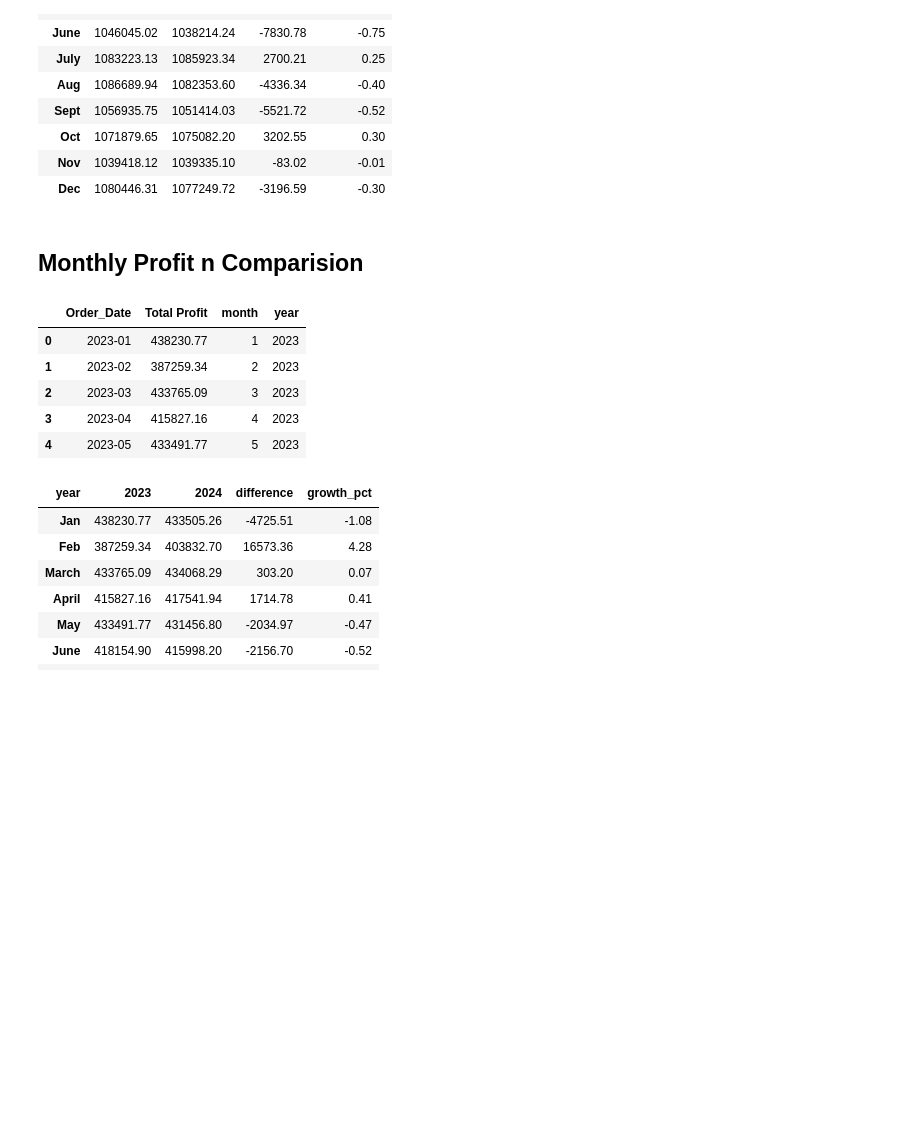
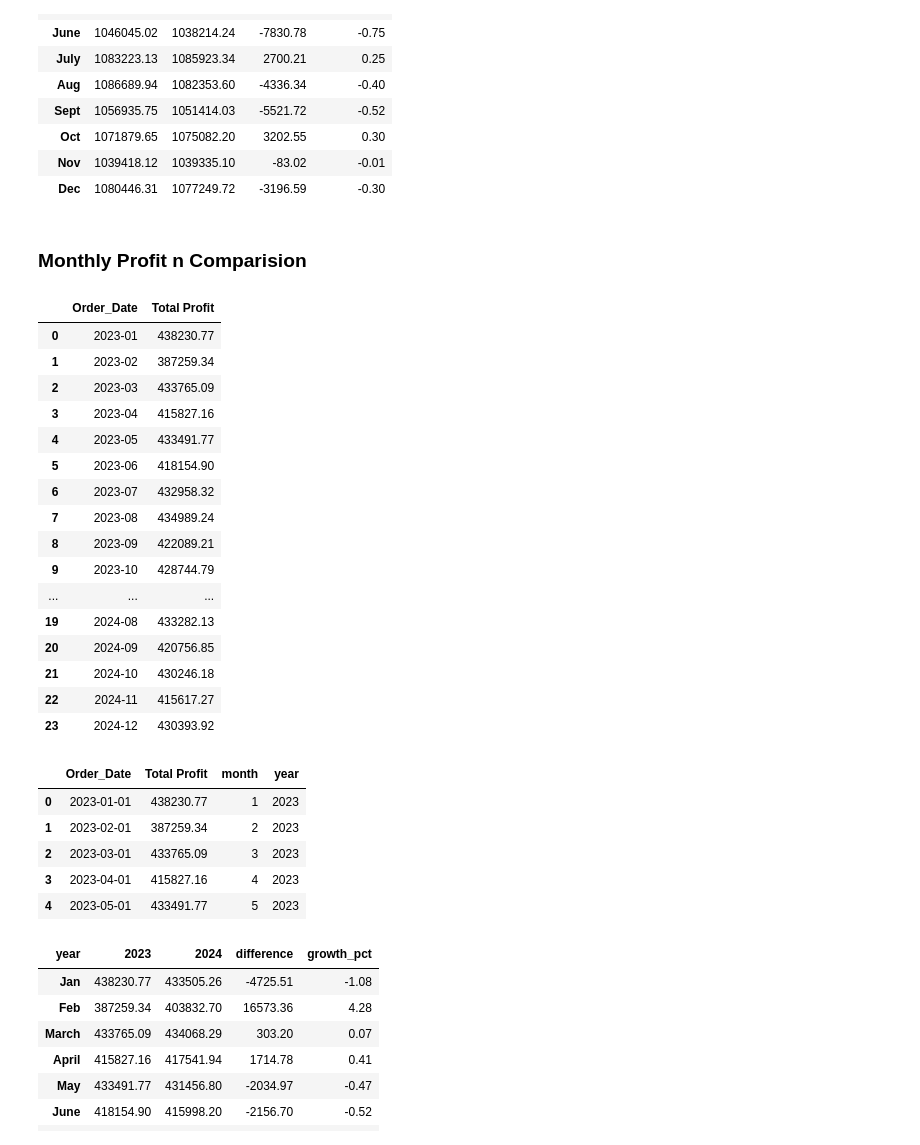
Before and after one commit to Devendra-afk/Retail_Stores_Analysis, a Jupyter notebook: python/notebooks/01_sales_eda.ipynb, the cells around one changed output. Cells and saved outputs as stored; diff of their text form; code cells hidden in the pictures; blank space fills up the shorter version.

```diff
--- a/python/notebooks/01_sales_eda.ipynb
+++ b/python/notebooks/01_sales_eda.ipynb
@@ -326,25 +356,44 @@ display(monthly_comparision)
 | Nov | 1039418.12 | 1039335.10 | -83.02 | -0.01 |
 | Dec | 1080446.31 | 1077249.72 | -3196.59 | -0.30 |
 # %% [markdown]
-## Monthly Profit n Comparision
+### Monthly Profit n Comparision
 # %%
 #monthly profit
 monthly_profit = (
     df_sales.groupby(df_sales["order_date"].dt.to_period('M'))["profit"].sum().reset_index()
 )
 monthly_profit.columns = {"Order_Date","Total Profit"}
+display(monthly_profit)
+monthly_profit["Order_Date"] = monthly_profit["Order_Date"].dt.to_timestamp()
 monthly_profit['month'] = monthly_profit['Order_Date'].dt.month
 monthly_profit['year'] = monthly_profit['Order_Date'].dt.year
 
 
 monthly_profit.head(5)
 # %% [output]
-|  | Order_Date | Total Profit | month | year |
-| 0 | 2023-01 | 438230.77 | 1 | 2023 |
-| 1 | 2023-02 | 387259.34 | 2 | 2023 |
-| 2 | 2023-03 | 433765.09 | 3 | 2023 |
-| 3 | 2023-04 | 415827.16 | 4 | 2023 |
-| 4 | 2023-05 | 433491.77 | 5 | 2023 |
+|  | Order_Date | Total Profit |
+| 0 | 2023-01 | 438230.77 |
+| 1 | 2023-02 | 387259.34 |
+| 2 | 2023-03 | 433765.09 |
+| 3 | 2023-04 | 415827.16 |
+| 4 | 2023-05 | 433491.77 |
+| 5 | 2023-06 | 418154.90 |
+| 6 | 2023-07 | 432958.32 |
+| 7 | 2023-08 | 434989.24 |
+| 8 | 2023-09 | 422089.21 |
+| 9 | 2023-10 | 428744.79 |
+| ... | ... | ... |
+| 19 | 2024-08 | 433282.13 |
+| 20 | 2024-09 | 420756.85 |
+| 21 | 2024-10 | 430246.18 |
+| 22 | 2024-11 | 415617.27 |
+| 23 | 2024-12 | 430393.92 |
+|  | Order_Date | Total Profit | month | year |
+| 0 | 2023-01-01 | 438230.77 | 1 | 2023 |
+| 1 | 2023-02-01 | 387259.34 | 2 | 2023 |
+| 2 | 2023-03-01 | 433765.09 | 3 | 2023 |
+| 3 | 2023-04-01 | 415827.16 | 4 | 2023 |
+| 4 | 2023-05-01 | 433491.77 | 5 | 2023 |
 # %%
 monthly_profit_comparision = (
     monthly_profit.pivot(
```
Also changed, not shown: parts of 47 cells of this notebook.
